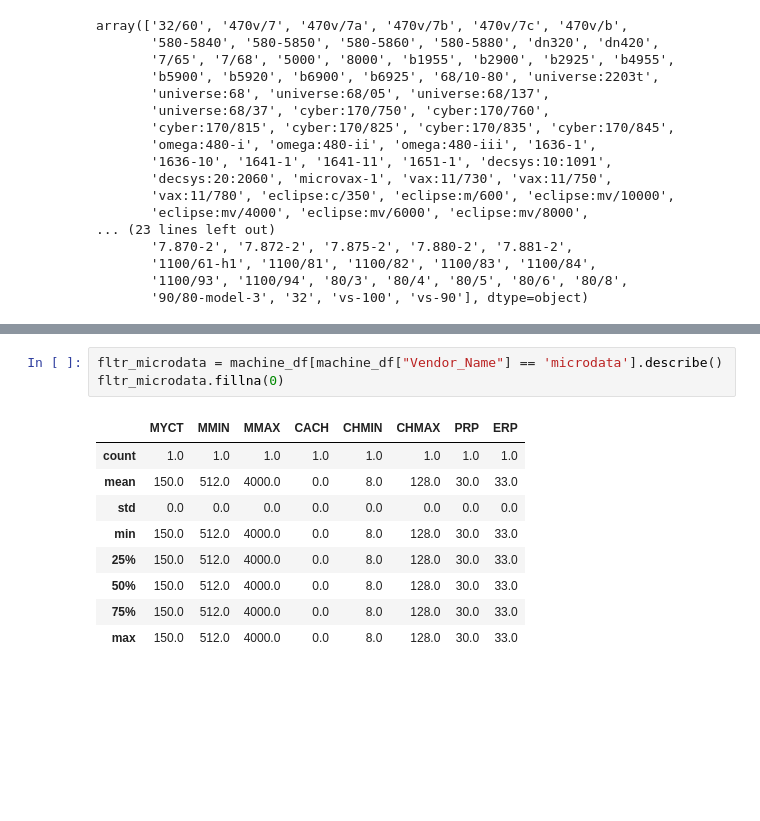
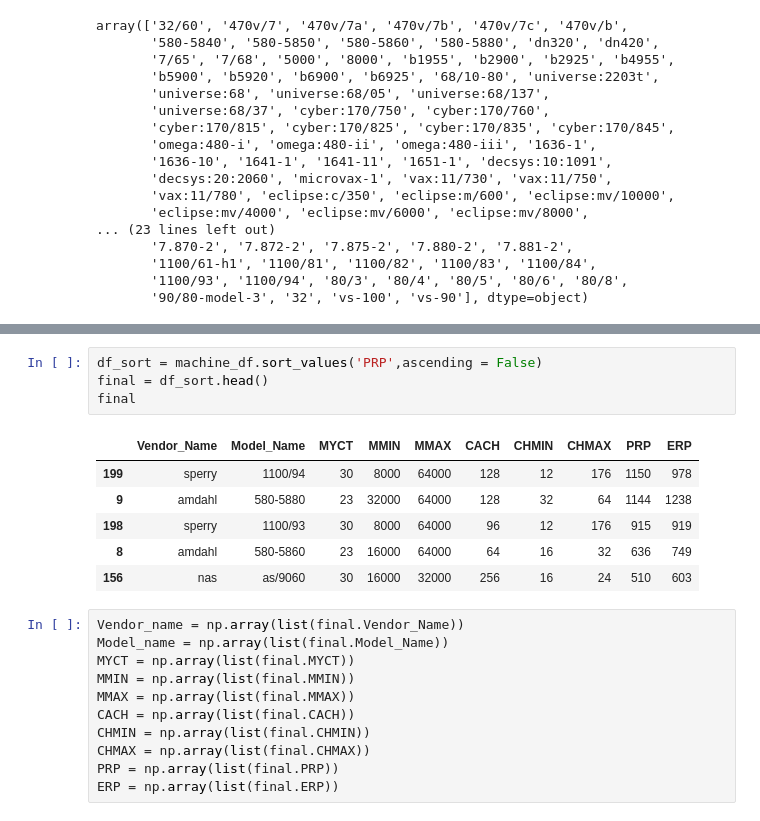
Before and after one commit to Divyesh230902/CPU_Performance, a Jupyter notebook: machine.ipynb, the cells around one changed output, grey strips where cells are left out. Saved outputs shown, nothing was run; the diff lists cells and outputs as text; blank space fills up the shorter version.

```diff
--- a/machine.ipynb
+++ b/machine.ipynb
@@ -75,13 +63,22 @@ fltr_ipl
-# %%
-fltr_microdata = machine_df[machine_df["Vendor_Name"] == 'microdata'].describe()
-fltr_microdata.fillna(0)
-# %% [output]
-|  | MYCT | MMIN | MMAX | CACH | CHMIN | CHMAX | PRP | ERP |
-| count | 1.0 | 1.0 | 1.0 | 1.0 | 1.0 | 1.0 | 1.0 | 1.0 |
-| mean | 150.0 | 512.0 | 4000.0 | 0.0 | 8.0 | 128.0 | 30.0 | 33.0 |
-| std | 0.0 | 0.0 | 0.0 | 0.0 | 0.0 | 0.0 | 0.0 | 0.0 |
-| min | 150.0 | 512.0 | 4000.0 | 0.0 | 8.0 | 128.0 | 30.0 | 33.0 |
-| 25% | 150.0 | 512.0 | 4000.0 | 0.0 | 8.0 | 128.0 | 30.0 | 33.0 |
-| 50% | 150.0 | 512.0 | 4000.0 | 0.0 | 8.0 | 128.0 | 30.0 | 33.0 |
-| 75% | 150.0 | 512.0 | 4000.0 | 0.0 | 8.0 | 128.0 | 30.0 | 33.0 |
-| max | 150.0 | 512.0 | 4000.0 | 0.0 | 8.0 | 128.0 | 30.0 | 33.0 |
+# %%
+df_sort = machine_df.sort_values('PRP',ascending = False)
+final = df_sort.head()
+final
+# %% [output]
+|  | Vendor_Name | Model_Name | MYCT | MMIN | MMAX | CACH | CHMIN | CHMAX | PRP | ERP |
+| 199 | sperry | 1100/94 | 30 | 8000 | 64000 | 128 | 12 | 176 | 1150 | 978 |
+| 9 | amdahl | 580-5880 | 23 | 32000 | 64000 | 128 | 32 | 64 | 1144 | 1238 |
+| 198 | sperry | 1100/93 | 30 | 8000 | 64000 | 96 | 12 | 176 | 915 | 919 |
+| 8 | amdahl | 580-5860 | 23 | 16000 | 64000 | 64 | 16 | 32 | 636 | 749 |
+| 156 | nas | as/9060 | 30 | 16000 | 32000 | 256 | 16 | 24 | 510 | 603 |
+# %%
+Vendor_name = np.array(list(final.Vendor_Name))
+Model_name = np.array(list(final.Model_Name))
+MYCT = np.array(list(final.MYCT))
+MMIN = np.array(list(final.MMIN))
+MMAX = np.array(list(final.MMAX))
+CACH = np.array(list(final.CACH))
+CHMIN = np.array(list(final.CHMIN))
+CHMAX = np.array(list(final.CHMAX))
+PRP = np.array(list(final.PRP))
+ERP = np.array(list(final.ERP))
```
Also changed, not shown: parts of 3 cells of this notebook.
